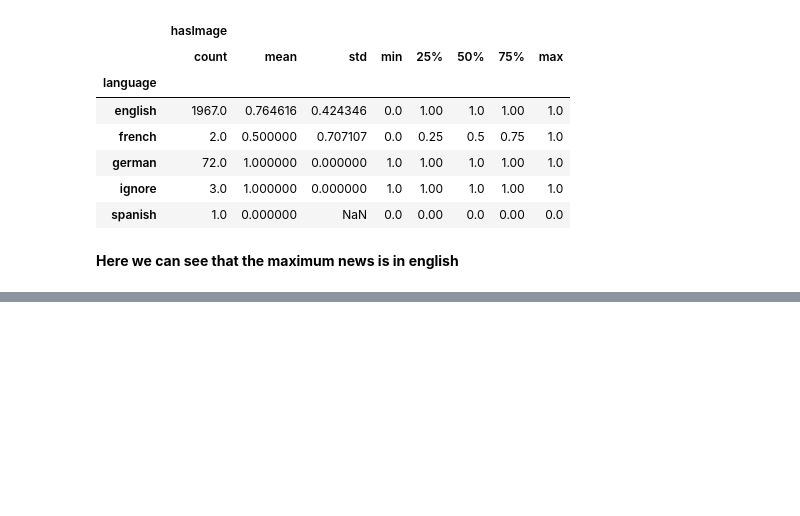
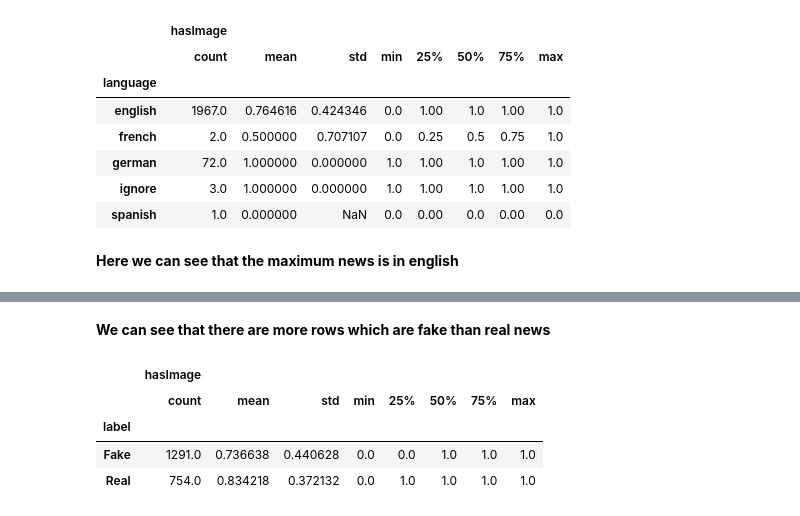
Before and after one commit to ayg15/fake-news-detection, a Jupyter notebook: Fake News Detection.ipynb, the cells around one changed output, grey strips where cells are left out. Cells and saved outputs as stored; diff of their text form; code cells hidden in the pictures; blank space fills up the shorter version.

```diff
--- a/Fake News Detection.ipynb
+++ b/Fake News Detection.ipynb
@@ -244,0 +286,10 @@ news_df.groupby('language').describe()
+# %% [markdown]
+**We can see that there are more rows which are fake than real news**
+# %%
+news_df.groupby('label').describe()
+# %% [output]
+|  | hasImage |  |  |  |  |  |  |  |
+|  | count | mean | std | min | 25% | 50% | 75% | max |
+| label |  |  |  |  |  |  |  |  |
+| Fake | 1291.0 | 0.736638 | 0.440628 | 0.0 | 0.0 | 1.0 | 1.0 | 1.0 |
+| Real | 754.0 | 0.834218 | 0.372132 | 0.0 | 1.0 | 1.0 | 1.0 | 1.0 |
```
Also changed, not shown: parts of 7 cells of this notebook.
